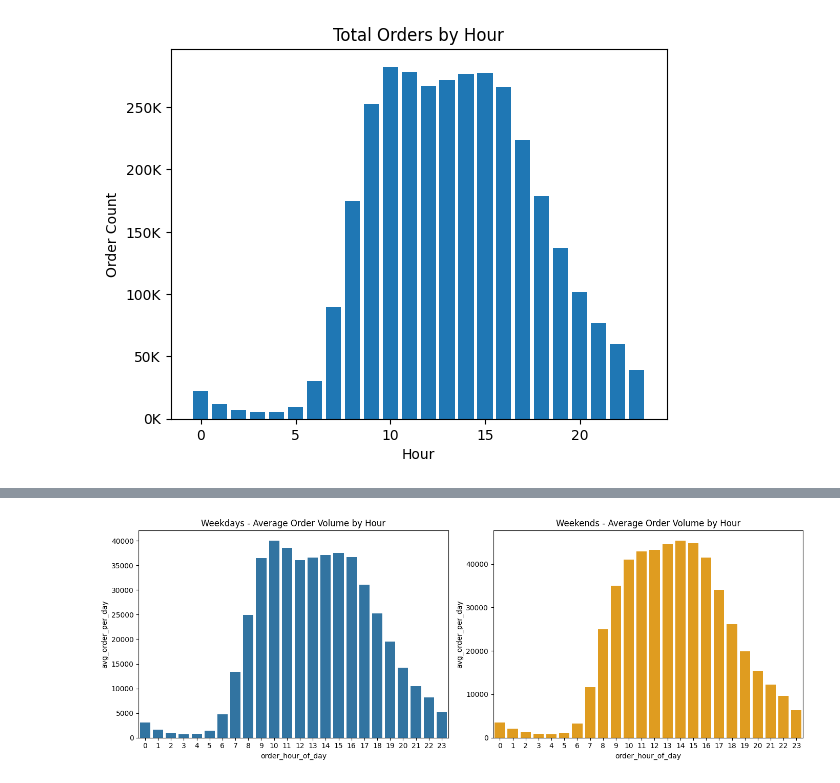
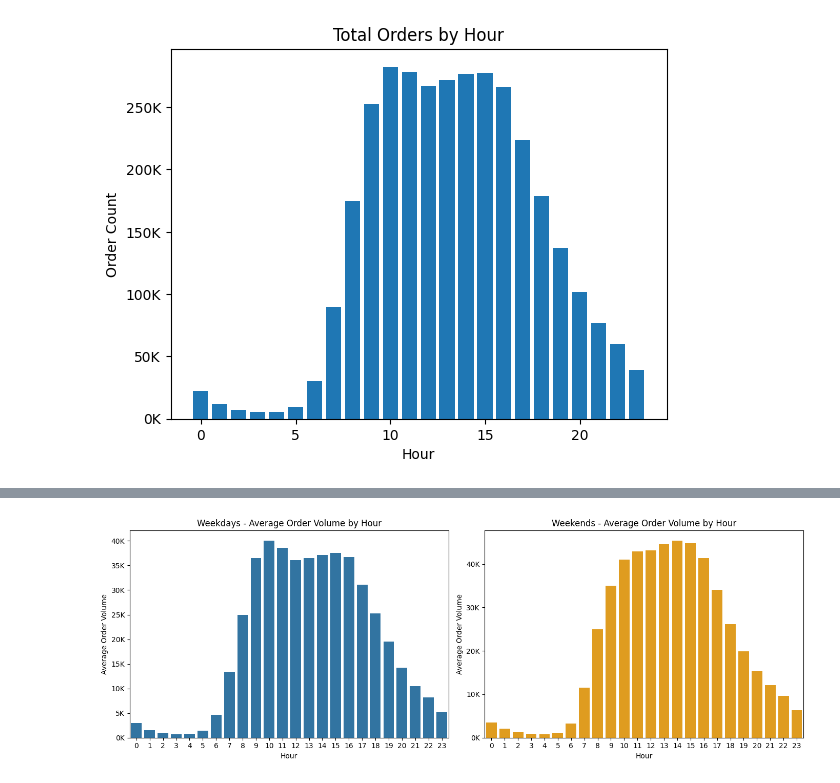
Before and after one commit to shawnho-368/instacart_market_basket, a Jupyter notebook: notebook/instacart.ipynb, the cells around one changed output, grey strips where cells are left out. Cells and saved outputs as stored; diff of their text form; code cells hidden in the pictures.

```diff
--- a/notebook/instacart.ipynb
+++ b/notebook/instacart.ipynb
@@ -183,13 +182,19 @@ plt.show()
 # %%
 fig, axes = plt.subplots(1, 2, figsize=(14, 5))
 
 sns.barplot(x='order_hour_of_day', y='avg_order_per_day', data=weekdays, ax=axes[0])
 axes[0].set_title('Weekdays - Average Order Volume by Hour')
+axes[0].yaxis.set_major_formatter(ticker.FuncFormatter(lambda x, p: f'{int(x/1000)}K'))
+axes[0].set_xlabel("Hour")
+axes[0].set_ylabel("Average Order Volume")
 
 sns.barplot(x='order_hour_of_day', y='avg_order_per_day', data=weekends, ax=axes[1], color='orange')
 axes[1].set_title('Weekends - Average Order Volume by Hour')
+axes[1].yaxis.set_major_formatter(ticker.FuncFormatter(lambda x, p: f'{int(x/1000)}K'))
+axes[1].set_xlabel("Hour")
+axes[1].set_ylabel("Average Order Volume")
 
-plt.tight_layout()  # Prevents labels from overlapping
+plt.tight_layout()
 plt.show()
 # %% [output]
-[figure, old version]
+[figure, new version]
```
Also changed, not shown: parts of 9 cells of this notebook.
